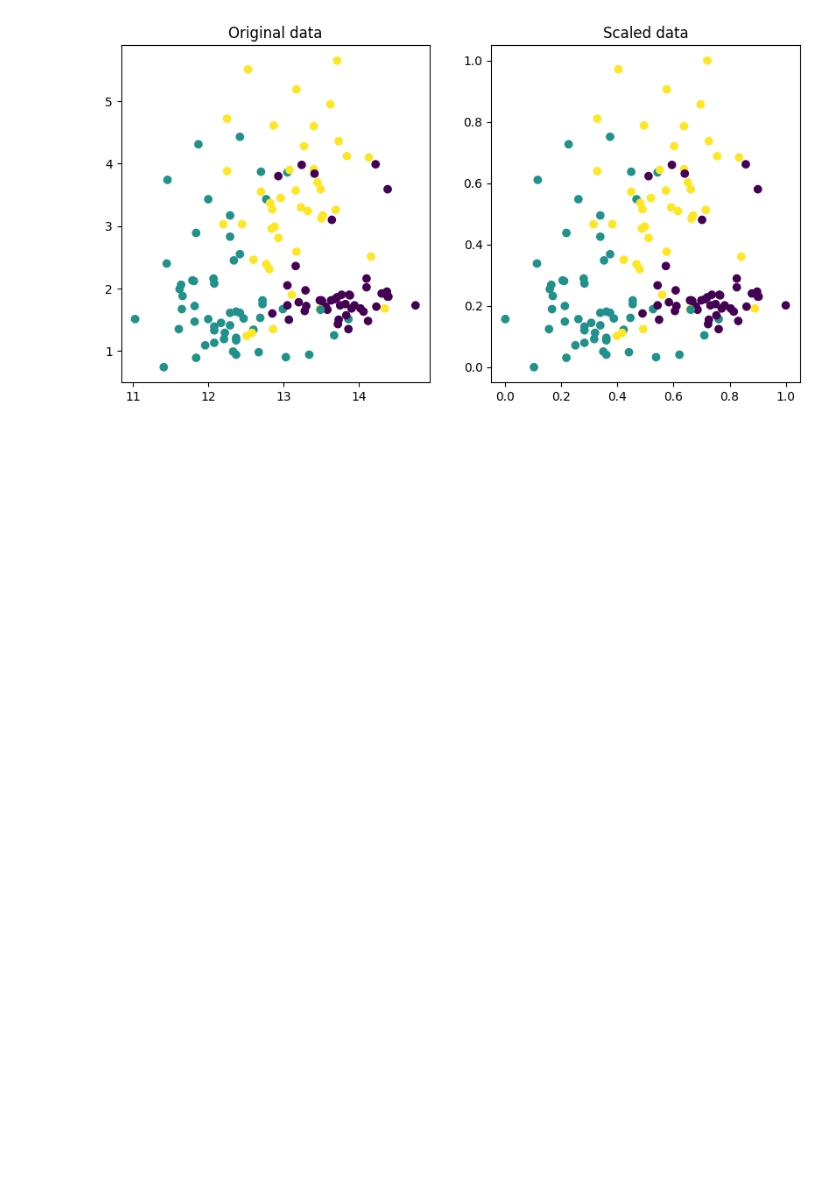
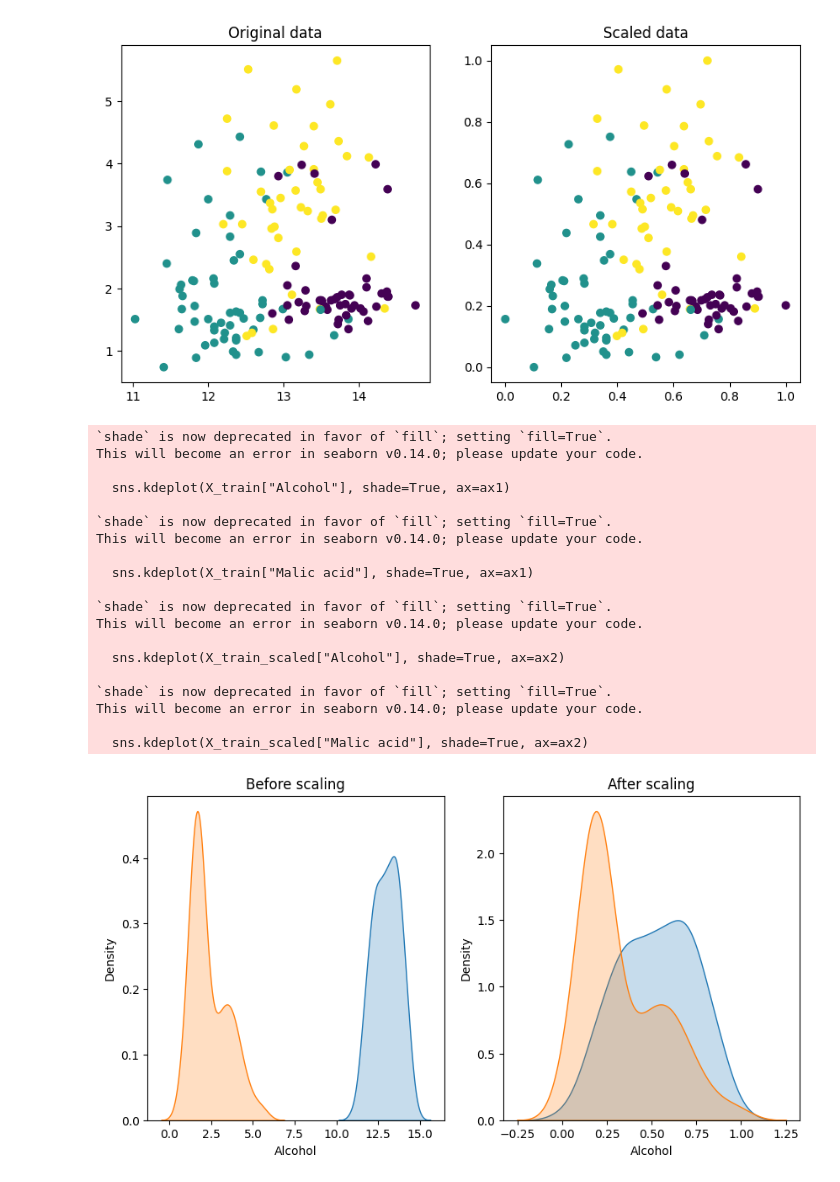
Before and after one commit to NikhilGoral28/machine_learning, a Jupyter notebook: feature_engineering/normalization.ipynb, the cells around one changed output. Saved outputs shown, nothing was run; the diff lists cells and outputs as text; code cells hidden in the pictures; blank space fills up the shorter version.

```diff
--- a/feature_engineering/normalization.ipynb
+++ b/feature_engineering/normalization.ipynb
@@ -104,3 +104,38 @@ ax2.set_title("Scaled data")
 plt.show()
 # %% [output]
 [figure]
+# %%
+fig, (ax1, ax2) = plt.subplots(ncols=2, figsize=(10, 5))
+
+#before scaling
+ax1.set_title("Before scaling")
+sns.kdeplot(X_train["Alcohol"], shade=True, ax=ax1)
+sns.kdeplot(X_train["Malic acid"], shade=True, ax=ax1)
+
+#after scaling
+ax2.set_title("After scaling")
+sns.kdeplot(X_train_scaled["Alcohol"], shade=True, ax=ax2)
+sns.kdeplot(X_train_scaled["Malic acid"], shade=True, ax=ax2)
+
+plt.show()
+# %% [output]
+`shade` is now deprecated in favor of `fill`; setting `fill=True`.
+This will become an error in seaborn v0.14.0; please update your code.
+
+  sns.kdeplot(X_train["Alcohol"], shade=True, ax=ax1)
+
+`shade` is now deprecated in favor of `fill`; setting `fill=True`.
+This will become an error in seaborn v0.14.0; please update your code.
+
+  sns.kdeplot(X_train["Malic acid"], shade=True, ax=ax1)
+
+`shade` is now deprecated in favor of `fill`; setting `fill=True`.
+This will become an error in seaborn v0.14.0; please update your code.
+
+  sns.kdeplot(X_train_scaled["Alcohol"], shade=True, ax=ax2)
+
+`shade` is now deprecated in favor of `fill`; setting `fill=True`.
+This will become an error in seaborn v0.14.0; please update your code.
+
+  sns.kdeplot(X_train_scaled["Malic acid"], shade=True, ax=ax2)
+[figure, added]
```
